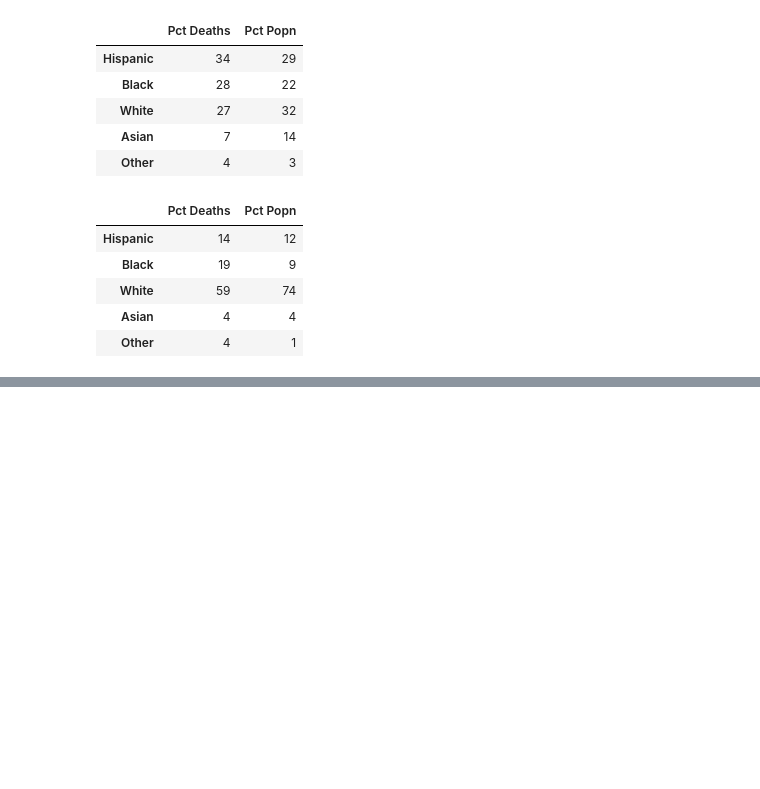
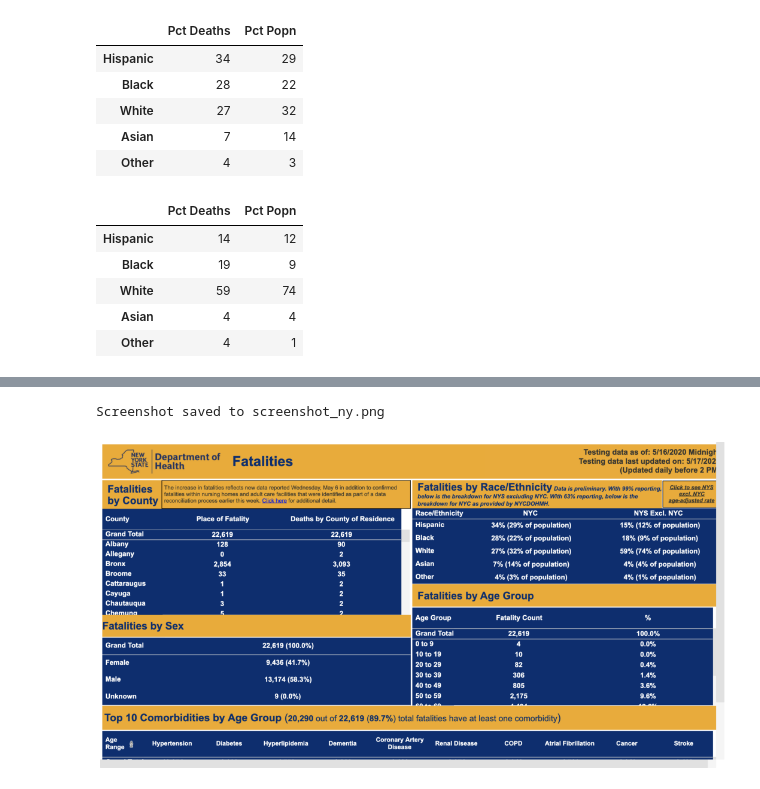
Before and after one commit to d4bl/COVID19_tracker_data_extraction, a Jupyter notebook: workflow/python/Case_4_OCR_Table.ipynb, the cells around one changed output, grey strips where cells are left out. Saved outputs shown, nothing was run; the diff lists cells and outputs as text; code cells hidden in the pictures; blank space fills up the shorter version.

```diff
--- a/workflow/python/Case_4_OCR_Table.ipynb
+++ b/workflow/python/Case_4_OCR_Table.ipynb
@@ -210,0 +253,5 @@ parse_nyc(nys_excl_nyc)
+# %%
+get_screenshot(url_ny, output_filename='screenshot_ny')
+# %% [output]
+Screenshot saved to screenshot_ny.png
+[figure, added]
```
Also changed, not shown: parts of 6 cells of this notebook.
